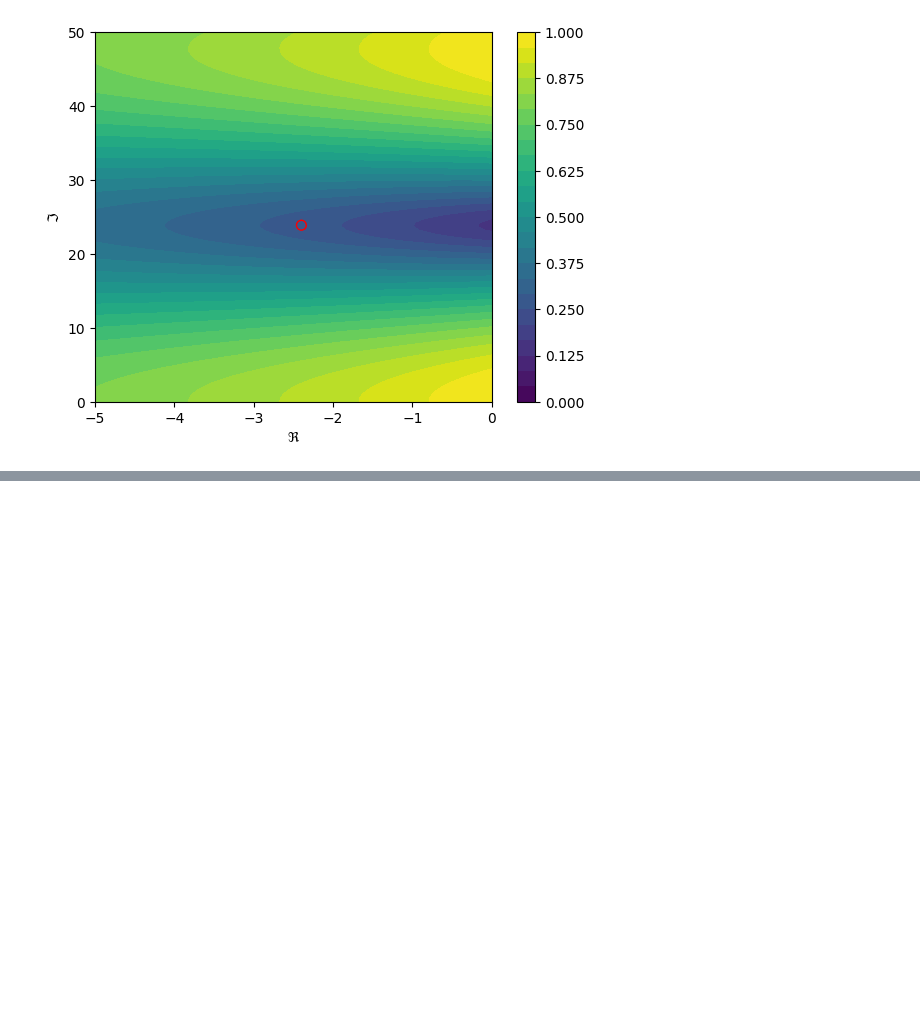
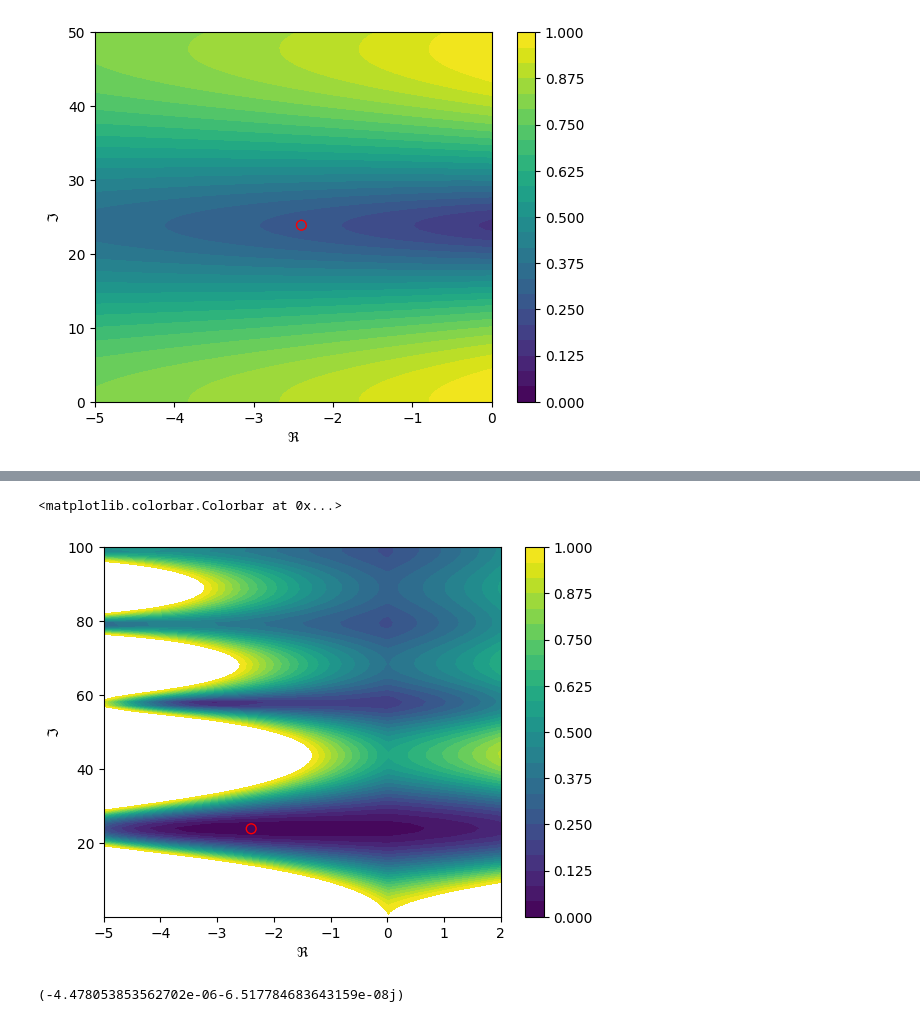
Before and after one commit to LockeErasmus/tdcpy, a Jupyter notebook: examples/shapers.ipynb, the cells around one changed output, grey strips where cells are left out. Saved outputs shown, nothing was run; the diff lists cells and outputs as text; code cells hidden in the pictures; blank space fills up the shorter version.

```diff
--- a/examples/shapers.ipynb
+++ b/examples/shapers.ipynb
@@ -289,0 +313,38 @@ scipy.optimize
+# %%
+# Create chebyshev grid
+real_vector = np.linspace(-5, 2, 100)
+imag_vector = np.linspace(0.1, 100, 80)
+re, im = np.meshgrid(real_vector, imag_vector)
+complex_array = re + im*1j
+
+# r = np.abs(
+#     np.sum(
+#         gamma + np.einsum(
+#             'ij,ijk->ijk',
+#             1 / complex_array,
+#             np.exp(complex_array[:,:,np.newaxis] * tau_vector[np.newaxis,:]) * a_vector,
+#         ),
+#         axis=-1
+#     )
+# )
+r = np.abs(np.vectorize(lambda s: eval_shaper(s, gamma, a_vector, tau_vector))(complex_array)) * np.exp(np.abs(np.real(complex_array))*tau_vector[-1])
+# %%
+fig, ax = plt.subplots(1,1)
+x, y = real_points, imag_points
+z = r
+c = ax.contourf(re, im, z, levels=np.linspace(0,1.0,25))
+#fig.suptitle(AA(prefix)+' Input Data Contour Map')
+ax.set_xlabel('$\Re$')
+ax.set_ylabel('$\Im$')
+plt.scatter([np.real(s0)], [np.imag(s0)], s=50, facecolors='none', edgecolors='r', marker="o")
+#plt.xticks(np.arange(-180, 181, 30))
+#plt.yticks(np.arange(-180, 181, 30))
+
+plt.colorbar(c, ax=ax)
+# %% [output]
+<matplotlib.colorbar.Colorbar at 0x...>
+[figure, added]
+# %%
+eval_shaper(s0, gamma, a_vector, tau_vector)
+# %% [output]
+(-4.478053853562702e-06-6.517784683643159e-08j)
```
Also changed, not shown: parts of 14 cells of this notebook.
